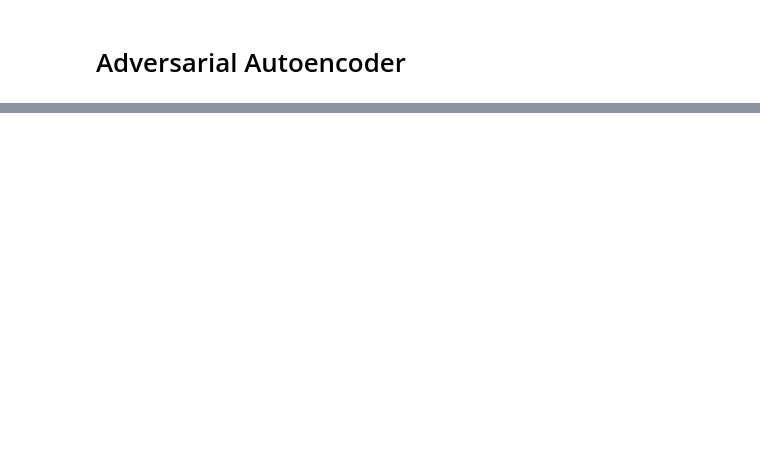
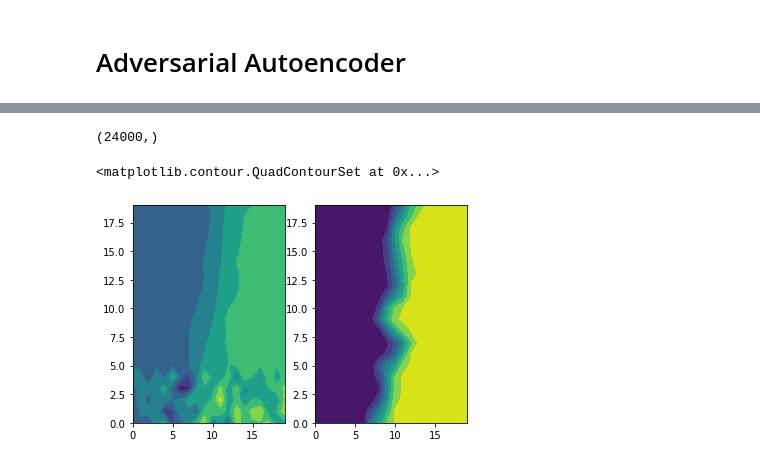
Before and after one commit to acse-zrw20/DD-GAN-AE, a Jupyter notebook: examples/basic_usage_sf.ipynb, the cells around one changed output, grey strips where cells are left out. Saved outputs shown, nothing was run; the diff lists cells and outputs as text; code cells hidden in the pictures; blank space fills up the shorter version.

```diff
--- a/examples/basic_usage_sf.ipynb
+++ b/examples/basic_usage_sf.ipynb
@@ -130,0 +299,5 @@ cae.train(x_train, 100, val_data=x_val, batch_size=2)
+# %%
+initializer = tf.keras.initializers.RandomNormal(mean=0.0, stddev=0.05, seed=None)
+optimizer = tf.keras.optimizers.Nadam(lr=0.0005, beta_1=0.98, beta_2=0.99999)
+
+encoder, decoder = build_vinicius_encoder_decoder(100, 10, initializer, act='elu', dense_act='relu', info=True, reg=0, dropout=0.55, batchnorm=False)
@@ -130,0 +322,25 @@ cae.train(x_train, 100, val_data=x_val, batch_size=2)
+# %%
+svdae = SVDAE(encoder, decoder, optimizer)
+svdae.compile(100, weight_loss=False)
+
+# Only set this when loading in the model
+#svdae.R = np.load("R_svdae.npy")
+# %%
+svdae.train(x_train_long, 150, val_data=x_val_long, batch_size=2, val_batch_size=2)
+# %%
+original = x_train_long[0, :, 15]
+original.shape
+# %% [output]
+(24000,)
+# %%
+result = svdae.predict_single(original)
+result = result.reshape((1, 60, 20, 20, 1))
+
+original = original.reshape((1, 60, 20, 20, 1))
+
+fig, ax = plt.subplots(1,2)
+ax[0].contourf(result[0][0, :, :, 0])
+ax[1].contourf(original[0][0, :, :, 0])
+# %% [output]
+<matplotlib.contour.QuadContourSet at 0x...>
+[figure, added]
```
Also changed, not shown: parts of 41 cells of this notebook, 25 other files.
